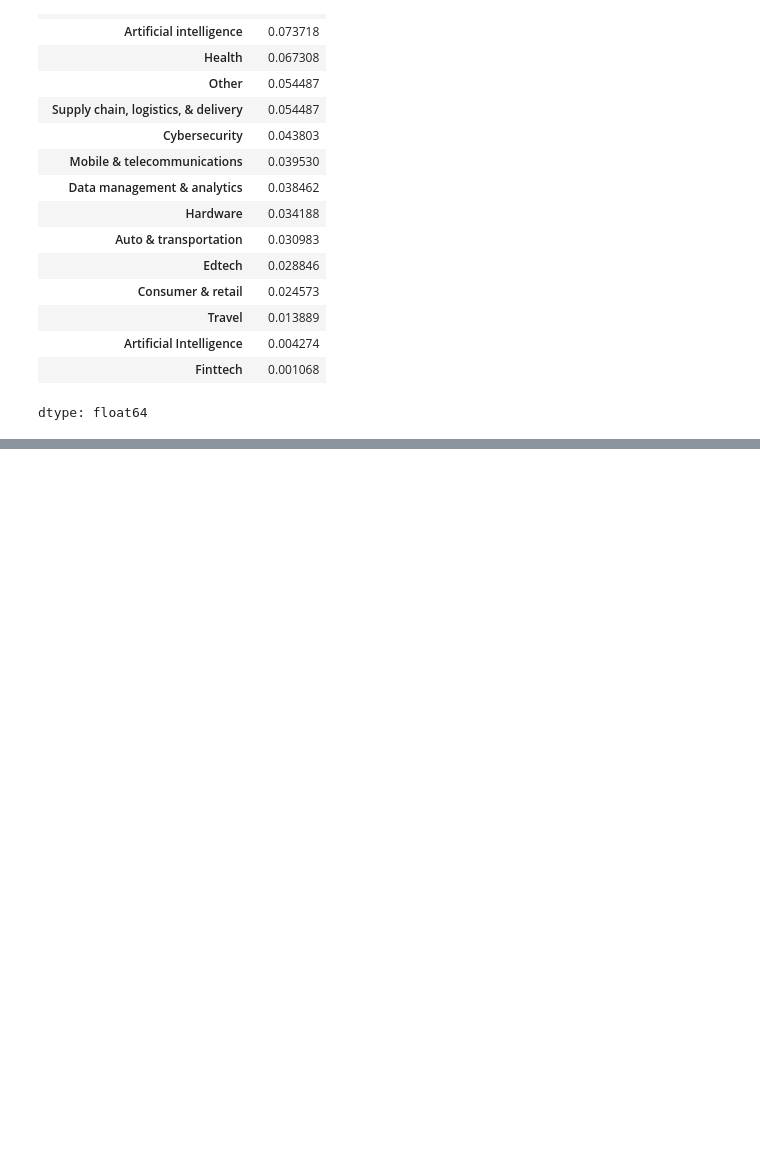
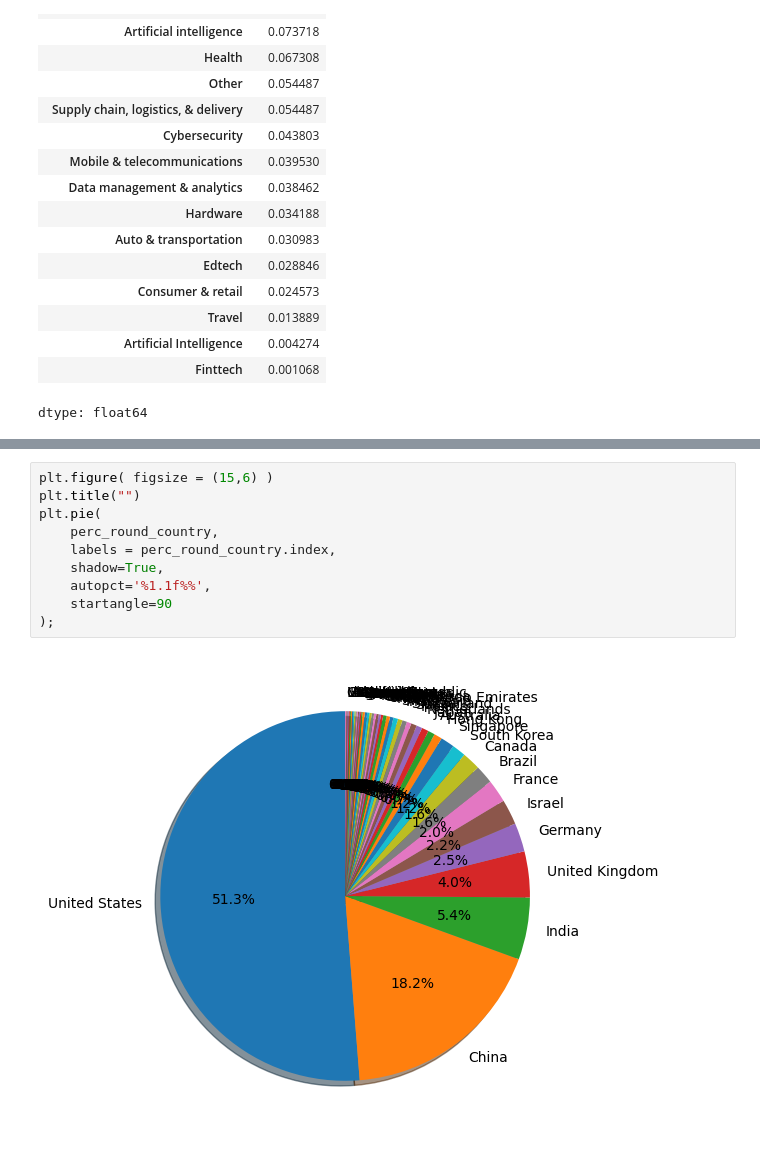
Before and after one commit to Vinicius-DataAnalyst/portfolio, a Jupyter notebook: 01_PROJ_Unicorn_March2025.ipynb, the cells around one changed output, grey strips where cells are left out. Saved outputs shown, nothing was run; the diff lists cells and outputs as text; blank space fills up the shorter version.

```diff
--- a/01_PROJ_Unicorn_March2025.ipynb
+++ b/01_PROJ_Unicorn_March2025.ipynb
@@ -189,0 +199,12 @@ dtype: float64
+# %%
+plt.figure( figsize = (15,6) )
+plt.title("")
+plt.pie(
+    perc_round_country,
+    labels = perc_round_country.index,
+    shadow=True,
+    autopct='%1.1f%%',
+    startangle=90
+);
+# %% [output]
+[figure, added]
```
Also changed, not shown: parts of 11 cells of this notebook.
